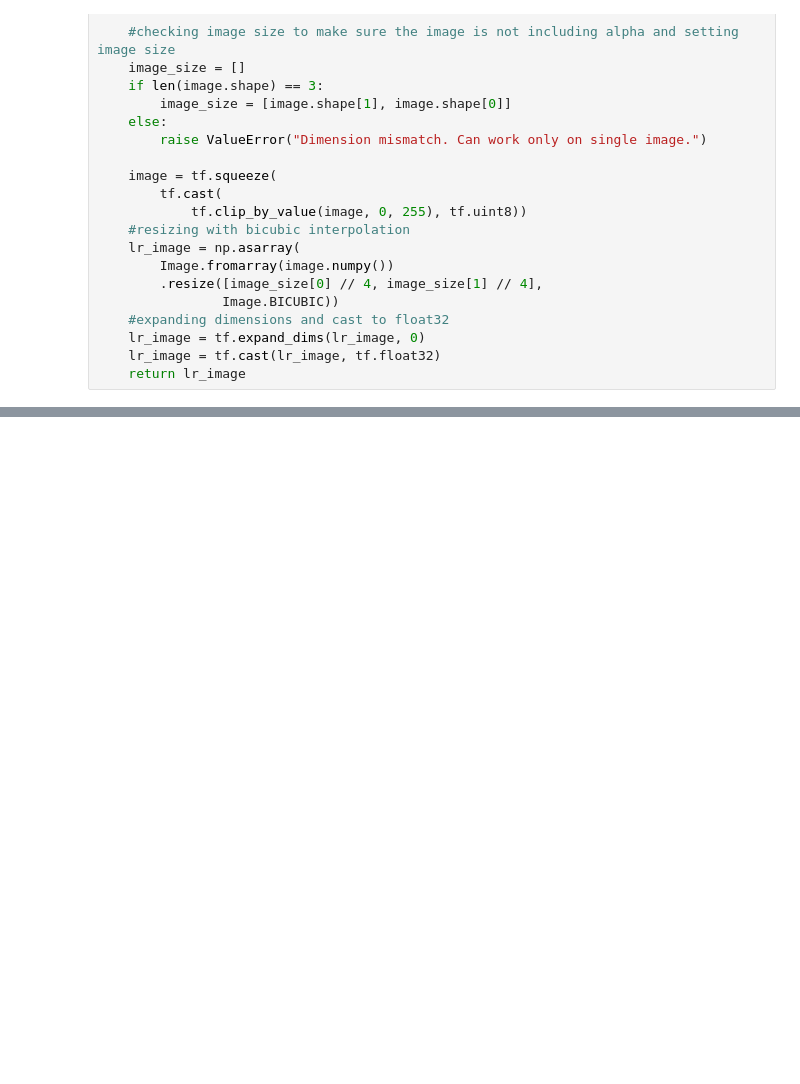
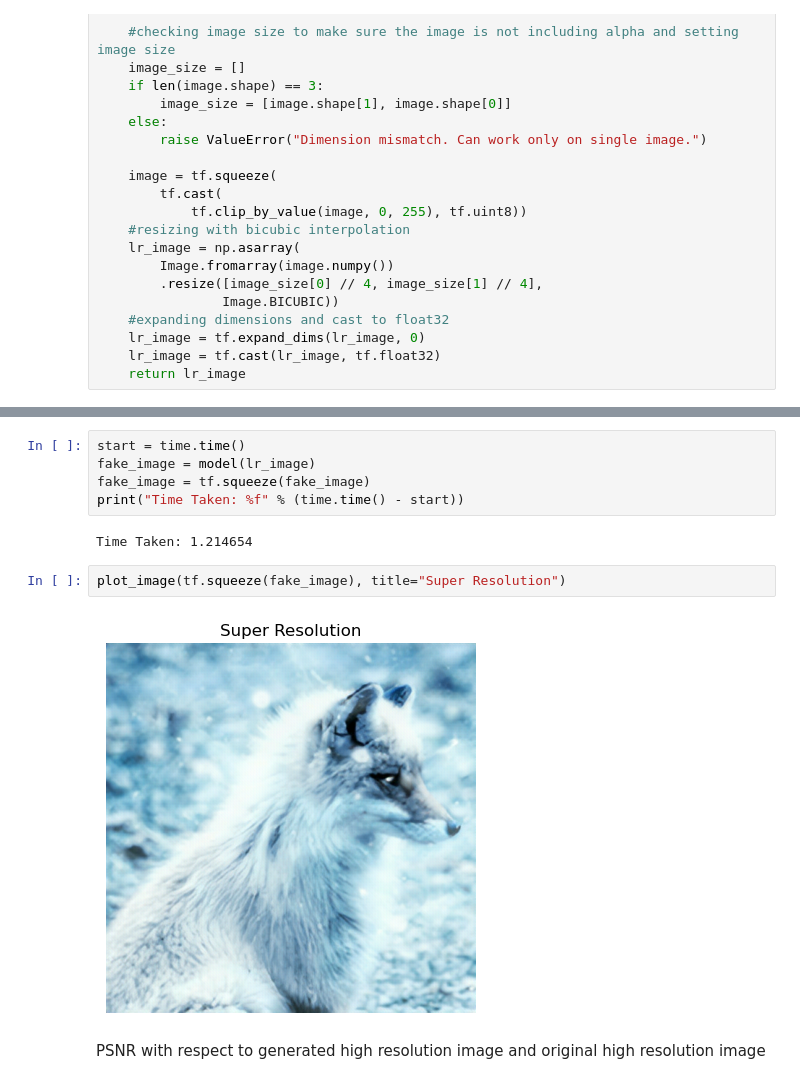
Before and after one commit to lieric90/ESRGAN-ResUpscaler, a Jupyter notebook: SR_GAN.ipynb, the cells around one changed output, grey strips where cells are left out. Saved outputs shown, nothing was run; the diff lists cells and outputs as text; blank space fills up the shorter version.

```diff
--- a/SR_GAN.ipynb
+++ b/SR_GAN.ipynb
@@ -126,0 +143,13 @@ def downscale_image(image):
+# %%
+start = time.time()
+fake_image = model(lr_image)
+fake_image = tf.squeeze(fake_image)
+print("Time Taken: %f" % (time.time() - start))
+# %% [output]
+Time Taken: 1.214654
+# %%
+plot_image(tf.squeeze(fake_image), title="Super Resolution")
+# %% [output]
+[figure, added]
+# %% [markdown]
+PSNR with respect to generated high resolution image and original high resolution image
```
Also changed, not shown: parts of 8 cells of this notebook.
